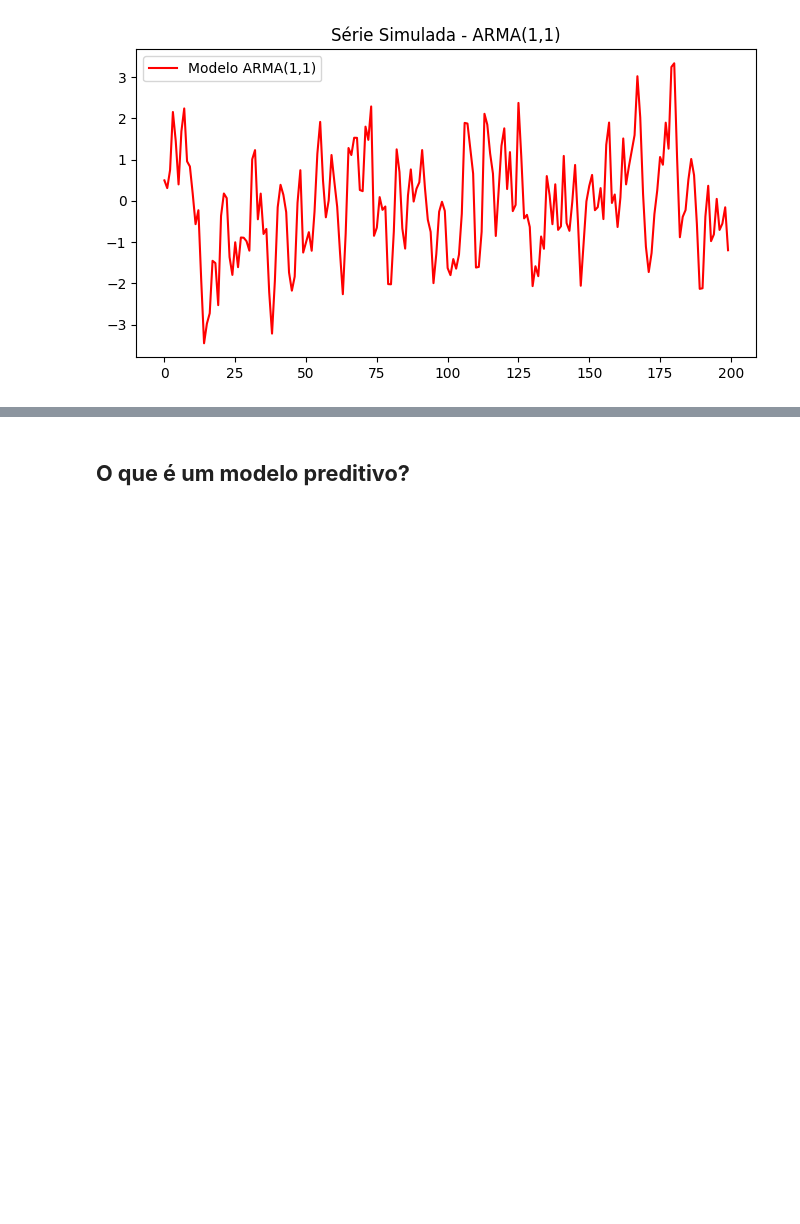
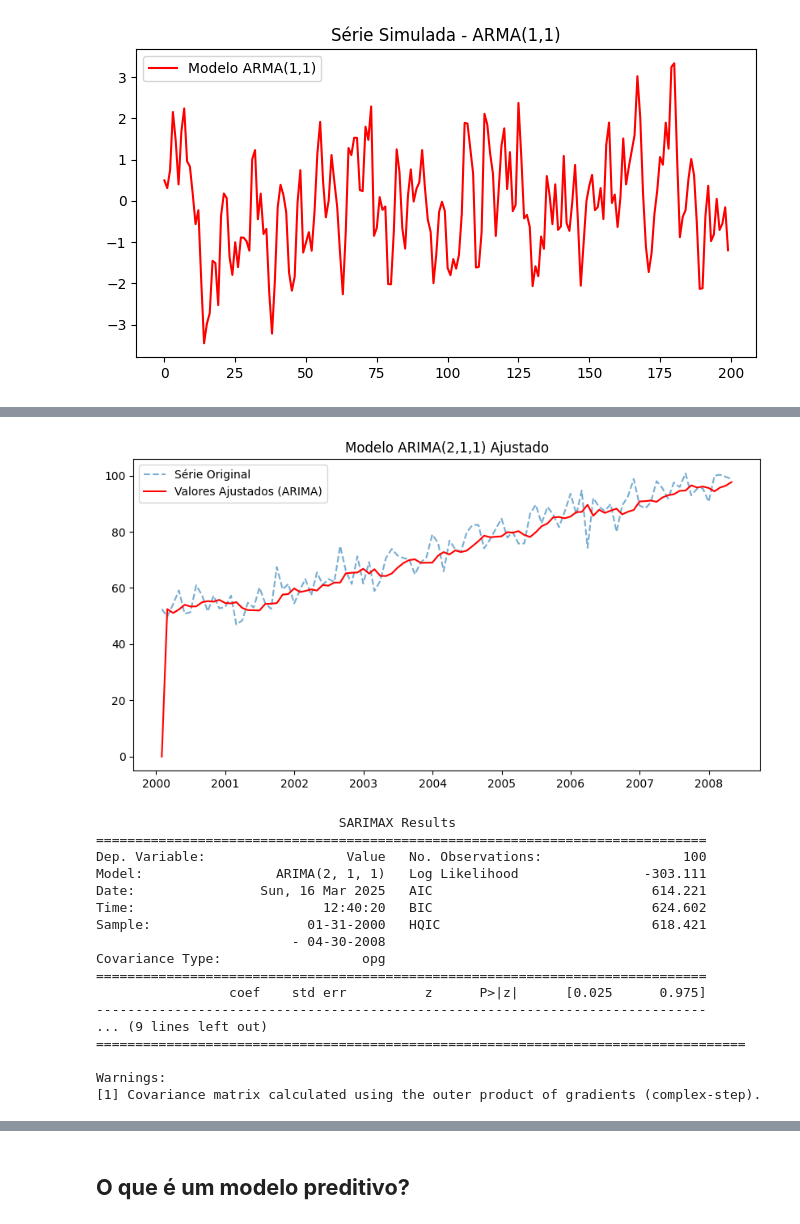
Before and after one commit to juliacvieira/case_macro, a Jupyter notebook: case_macro.ipynb, the cells around one changed output, grey strips where cells are left out. Cells and saved outputs as stored; diff of their text form; code cells hidden in the pictures; blank space fills up the shorter version.

```diff
--- a/case_macro.ipynb
+++ b/case_macro.ipynb
@@ -679,0 +721,53 @@ plt.show()
+# %%
+import numpy as np
+import pandas as pd
+import statsmodels.api as sm
+import matplotlib.pyplot as plt
+
+# Criar uma série temporal fictícia com tendência
+np.random.seed(42)
+n = 100
+trend = np.linspace(50, 100, n)  # Tendência linear crescente
+noise = np.random.normal(0, 5, n)  # Ruído aleatório
+series = trend + noise  # Série final combinada
+
+# Criar um DataFrame com índice temporal
+df = pd.DataFrame({'Value': series})
+df.index = pd.date_range(start='2000-01-01', periods=n, freq='M')
+
+# Ajustar um modelo ARIMA(2,1,1)
+model = sm.tsa.ARIMA(df['Value'], order=(2,1,1))
+results = model.fit()
+
+# Prever valores futuros
+df['Fitted'] = results.fittedvalues
+
+# Plotando a série e os valores ajustados
+plt.figure(figsize=(10, 5))
+plt.plot(df['Value'], label='Série Original', linestyle='--', alpha=0.6)
+plt.plot(df['Fitted'], label='Valores Ajustados (ARIMA)', color='red')
+plt.legend()
+plt.title('Modelo ARIMA(2,1,1) Ajustado')
+plt.show()
+
+# Exibir resumo do modelo
+print(results.summary())
+# %% [output]
+[figure, added]
+                               SARIMAX Results
+==============================================================================
+Dep. Variable:                  Value   No. Observations:                  100
+Model:                 ARIMA(2, 1, 1)   Log Likelihood                -303.111
+Date:                Sun, 16 Mar 2025   AIC                            614.221
+Time:                        12:40:20   BIC                            624.602
+Sample:                    01-31-2000   HQIC                           618.421
+                         - 04-30-2008
+Covariance Type:                  opg
+==============================================================================
+                 coef    std err          z      P>|z|      [0.025      0.975]
+------------------------------------------------------------------------------
+... (9 lines left out)
+===================================================================================
+
+Warnings:
+[1] Covariance matrix calculated using the outer product of gradients (complex-step).
```
Also changed, not shown: parts of 9 cells of this notebook.
